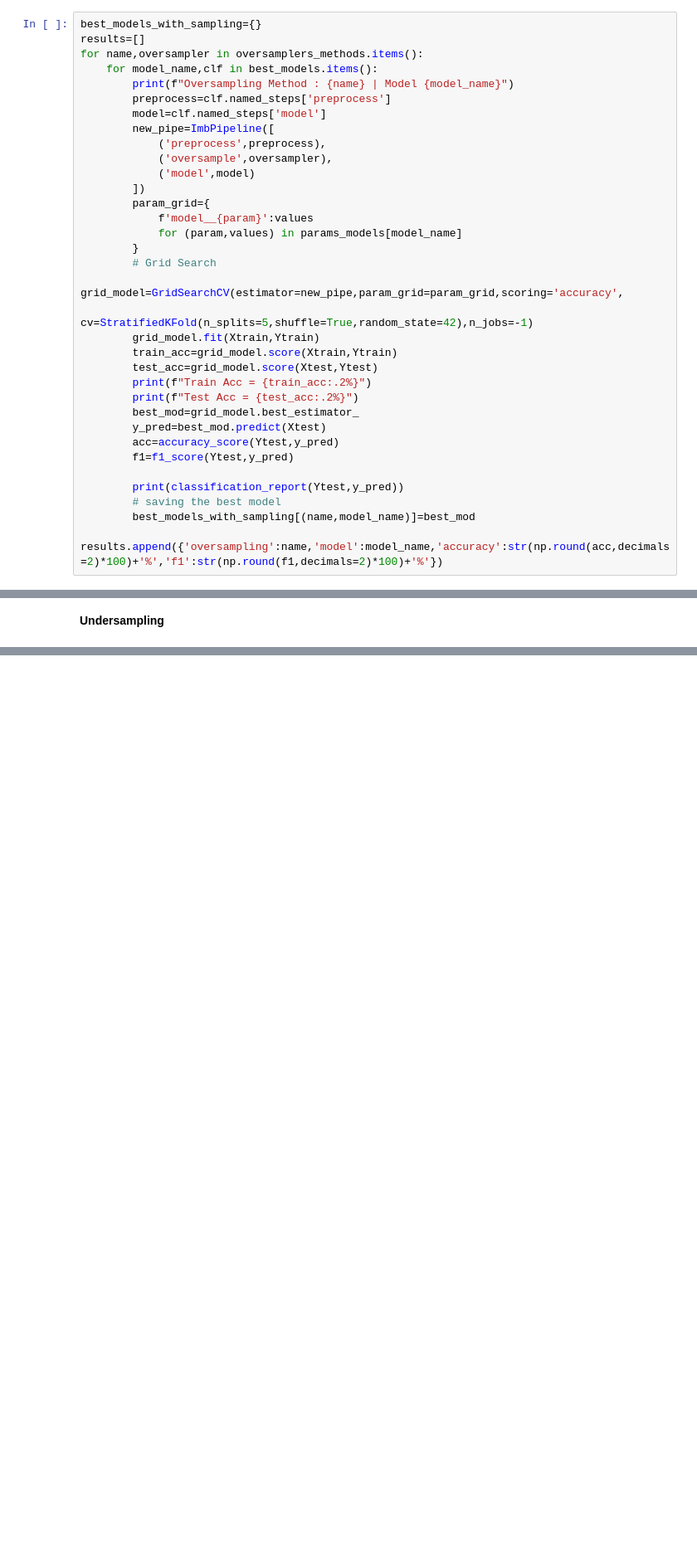
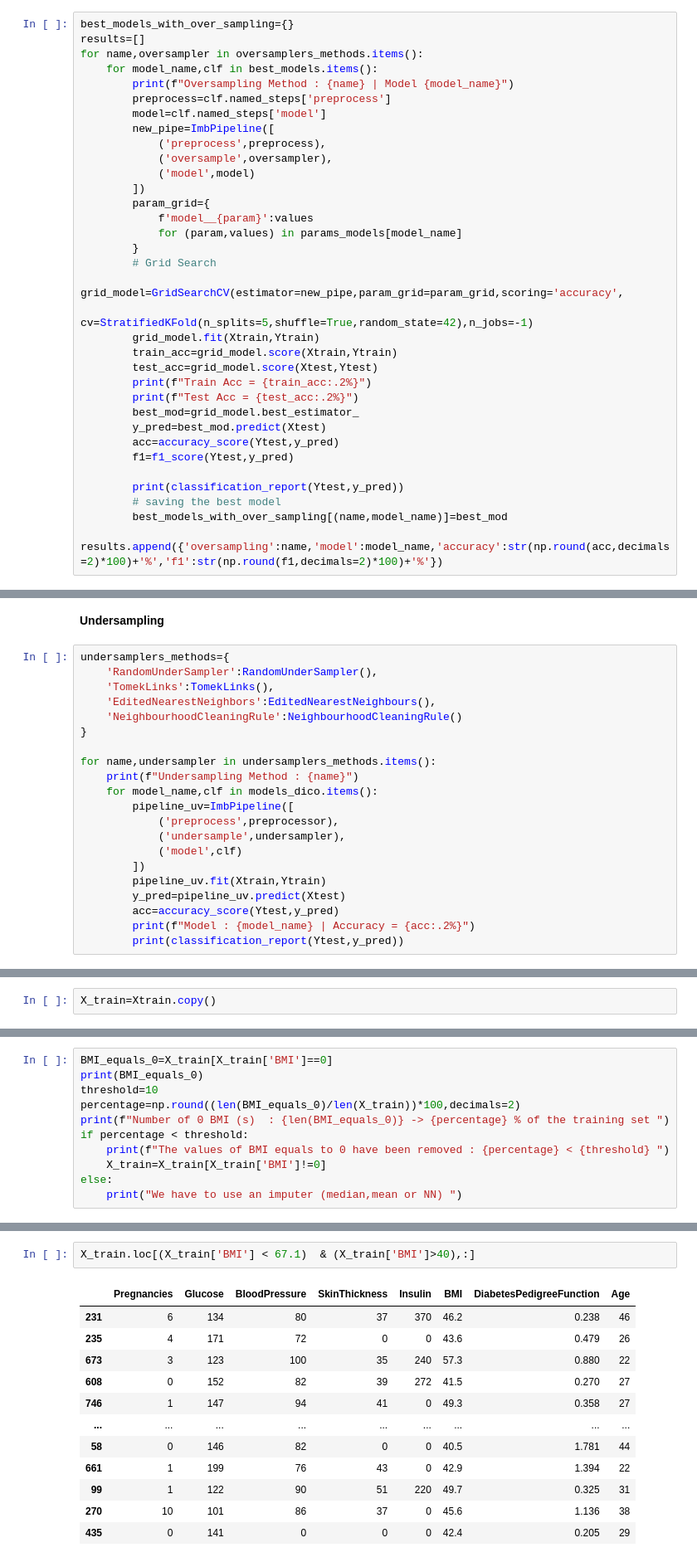
Before and after one commit to Yousseflaoufir12/Diabetes-Risk-Prediction, a Jupyter notebook: diabetes.ipynb, the cells around one changed output, grey strips where cells are left out. Shown at 83% size. Cells and saved outputs as stored; diff of their text form; blank space fills up the shorter version.

```diff
--- a/diabetes.ipynb
+++ b/diabetes.ipynb
@@ -1608,7 +1539,7 @@ results_df.to_csv('resoversamplingpreviousgrid.csv')
 # %% [markdown]
 ***New Grid Search with the oversampling applied***
 # %%
-best_models_with_sampling={}
+best_models_with_over_sampling={}
 results=[]
 for name,oversampler in oversamplers_methods.items():
     for model_name,clf in best_models.items():
@@ -1639,7 +1570,7 @@ for name,oversampler in oversamplers_methods.items():
 
         print(classification_report(Ytest,y_pred))
         # saving the best model
-        best_models_with_sampling[(name,model_name)]=best_mod
+        best_models_with_over_sampling[(name,model_name)]=best_mod
         results.append({'oversampling':name,'model':model_name,'accuracy':str(np.round(acc,decimals=2)*100)+'%','f1':str(np.round(f1,decimals=2)*100)+'%'})
 # %% [output]
 Oversampling Method : RandomOverSampler | Model KNN
@@ -1667,3 +1615,24 @@ results_df.to_csv('oversamplinggridres.csv')
 We notice that there is virtually no improvement in the model's f1_scores, which may indicate that the features are not informative enough and that there is insufficient signal to separate the classes even after balancing. This suggests that we may need to create new variables through feature engineering or that the data is noisy due to the presence of outliers. We will first try undersampling and see how the models perform, and then further we will explore these hypotheses.
 # %% [markdown]
 **Undersampling**
+# %%
+undersamplers_methods={
+    'RandomUnderSampler':RandomUnderSampler(),
+    'TomekLinks':TomekLinks(),
+    'EditedNearestNeighbors':EditedNearestNeighbours(),
+    'NeighbourhoodCleaningRule':NeighbourhoodCleaningRule()
+}
+
+for name,undersampler in undersamplers_methods.items():
+    print(f"Undersampling Method : {name}")
+    for model_name,clf in models_dico.items():
+        pipeline_uv=ImbPipeline([
+            ('preprocess',preprocessor),
+            ('undersample',undersampler),
+            ('model',clf)
+        ])
+        pipeline_uv.fit(Xtrain,Ytrain)
+        y_pred=pipeline_uv.predict(Xtest)
+        acc=accuracy_score(Ytest,y_pred)
+        print(f"Model : {model_name} | Accuracy = {acc:.2%}")
+        print(classification_report(Ytest,y_pred))
@@ -1669,0 +1729,2 @@ We notice that there is virtually no improvement in the model's f1_scores, which
+# %%
+X_train=Xtrain.copy()
@@ -1669,0 +1733,11 @@ We notice that there is virtually no improvement in the model's f1_scores, which
+# %%
+BMI_equals_0=X_train[X_train['BMI']==0]
+print(BMI_equals_0)
+threshold=10
+percentage=np.round((len(BMI_equals_0)/len(X_train))*100,decimals=2)
+print(f"Number of 0 BMI (s)  : {len(BMI_equals_0)} -> {percentage} % of the training set ")
+if percentage < threshold:
+    print(f"The values of BMI equals to 0 have been removed : {percentage} < {threshold} ")
+    X_train=X_train[X_train['BMI']!=0]
+else:
+    print("We have to use an imputer (median,mean or NN) ")
@@ -1669,0 +1785,15 @@ We notice that there is virtually no improvement in the model's f1_scores, which
+# %%
+X_train.loc[(X_train['BMI'] < 67.1)  & (X_train['BMI']>40),:]
+# %% [output]
+|  | Pregnancies | Glucose | BloodPressure | SkinThickness | Insulin | BMI | DiabetesPedigreeFunction | Age |
+| 231 | 6 | 134 | 80 | 37 | 370 | 46.2 | 0.238 | 46 |
+| 235 | 4 | 171 | 72 | 0 | 0 | 43.6 | 0.479 | 26 |
+| 673 | 3 | 123 | 100 | 35 | 240 | 57.3 | 0.880 | 22 |
+| 608 | 0 | 152 | 82 | 39 | 272 | 41.5 | 0.270 | 27 |
+| 746 | 1 | 147 | 94 | 41 | 0 | 49.3 | 0.358 | 27 |
+| ... | ... | ... | ... | ... | ... | ... | ... | ... |
+| 58 | 0 | 146 | 82 | 0 | 0 | 40.5 | 1.781 | 44 |
+| 661 | 1 | 199 | 76 | 43 | 0 | 42.9 | 1.394 | 22 |
+| 99 | 1 | 122 | 90 | 51 | 220 | 49.7 | 0.325 | 31 |
+| 270 | 10 | 101 | 86 | 37 | 0 | 45.6 | 1.136 | 38 |
+| 435 | 0 | 141 | 0 | 0 | 0 | 42.4 | 0.205 | 29 |
```
Also changed, not shown: parts of 18 cells of this notebook.
